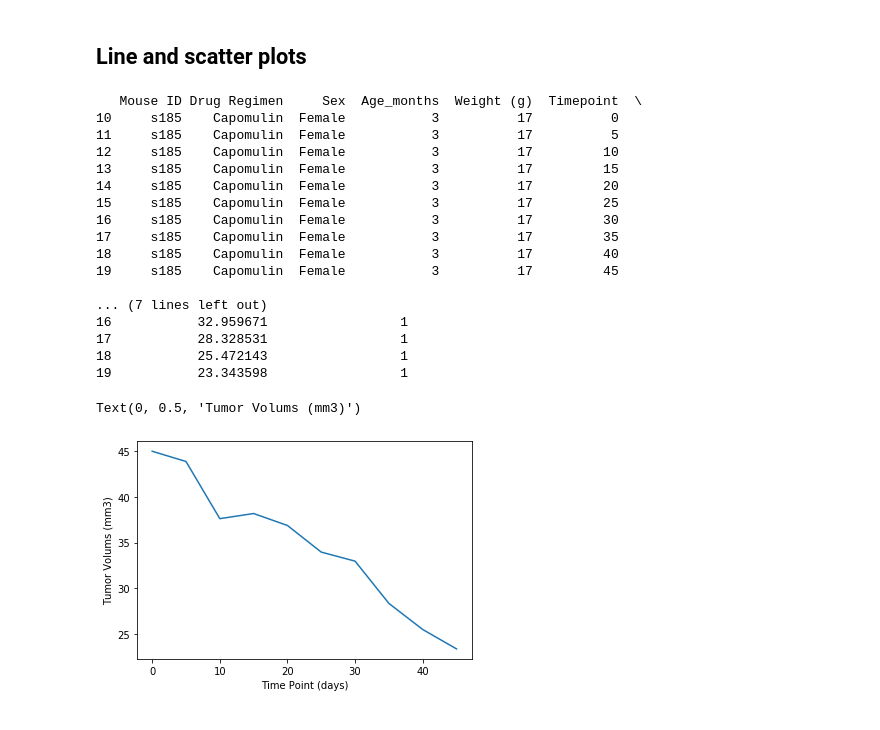
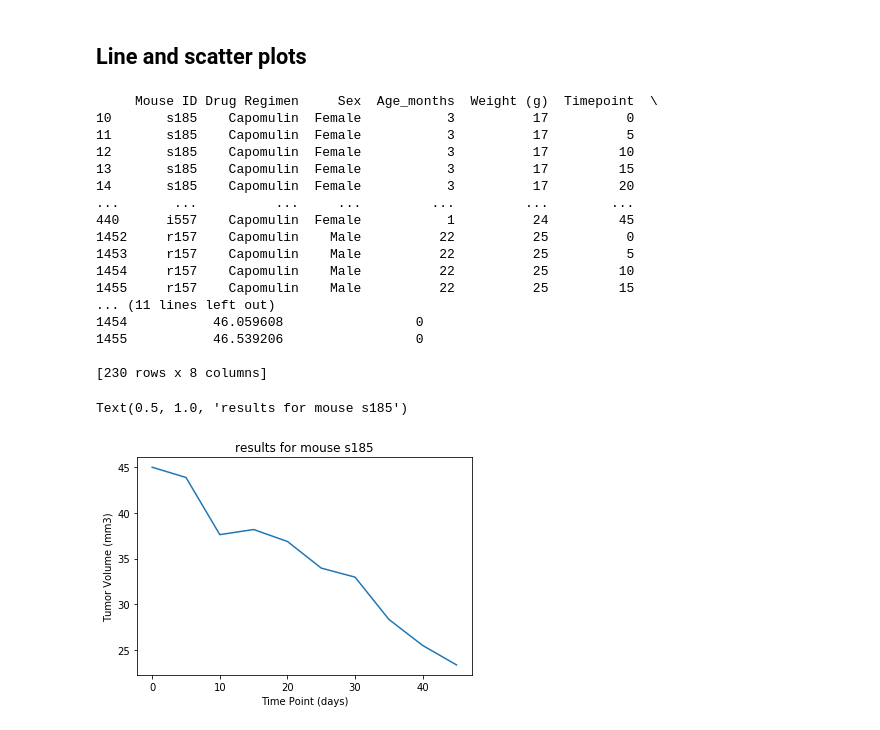
Before and after one commit to seanwayland/matplotlibpractice, a Jupyter notebook: pymaceuticals_starter.ipynb, the cells around one changed output. Cells and saved outputs as stored; diff of their text form; code cells hidden in the pictures.

```diff
--- a/pymaceuticals_starter.ipynb
+++ b/pymaceuticals_starter.ipynb
@@ -270,37 +275,37 @@ plt.show()
 # %%
 # Generate a line plot of time point versus tumor volume for a mouse treated with Capomulin
 
 
 #print(CapVols)
 mouseVals = ds[ds['Drug Regimen']=='Capomulin']
-mouseVals = mouseVals[mouseVals['Mouse ID'] == 's185']
+mouseVals2 = mouseVals[mouseVals['Mouse ID'] == 's185']
 print(mouseVals)
 #plt.plot(mouseVals)
 
-mouseTV = mouseVals['Tumor Volume (mm3)'].tolist()
-mouseTime = mouseVals['Timepoint'].tolist()
+mouseTV = mouseVals2['Tumor Volume (mm3)'].tolist()
+mouseTime = mouseVals2['Timepoint'].tolist()
 
 plt.plot(mouseTime,mouseTV)
 plt.xlabel("Time Point (days)")
 plt.ylabel("Tumor Volume (mm3)")
 plt.title('results for mouse s185')
 # %% [output]
-   Mouse ID Drug Regimen     Sex  Age_months  Weight (g)  Timepoint  \
-10     s185    Capomulin  Female           3          17          0
-11     s185    Capomulin  Female           3          17          5
-12     s185    Capomulin  Female           3          17         10
-13     s185    Capomulin  Female           3          17         15
-14     s185    Capomulin  Female           3          17         20
-15     s185    Capomulin  Female           3          17         25
-16     s185    Capomulin  Female           3          17         30
-17     s185    Capomulin  Female           3          17         35
-18     s185    Capomulin  Female           3          17         40
-19     s185    Capomulin  Female           3          17         45
+     Mouse ID Drug Regimen     Sex  Age_months  Weight (g)  Timepoint  \
+10       s185    Capomulin  Female           3          17          0
+11       s185    Capomulin  Female           3          17          5
+12       s185    Capomulin  Female           3          17         10
+13       s185    Capomulin  Female           3          17         15
+14       s185    Capomulin  Female           3          17         20
+...       ...          ...     ...         ...         ...        ...
+440      i557    Capomulin  Female           1          24         45
+1452     r157    Capomulin    Male          22          25          0
+1453     r157    Capomulin    Male          22          25          5
+1454     r157    Capomulin    Male          22          25         10
+1455     r157    Capomulin    Male          22          25         15
+... (11 lines left out)
+1454           46.059608                 0
+1455           46.539206                 0
 
-... (7 lines left out)
-16           32.959671                 1
-17           28.328531                 1
-18           25.472143                 1
-19           23.343598                 1
+[230 rows x 8 columns]
-Text(0, 0.5, 'Tumor Volums (mm3)')
+Text(0.5, 1.0, 'results for mouse s185')
-[figure, old version]
+[figure, new version]
```
Also changed, not shown: parts of 4 cells of this notebook.
